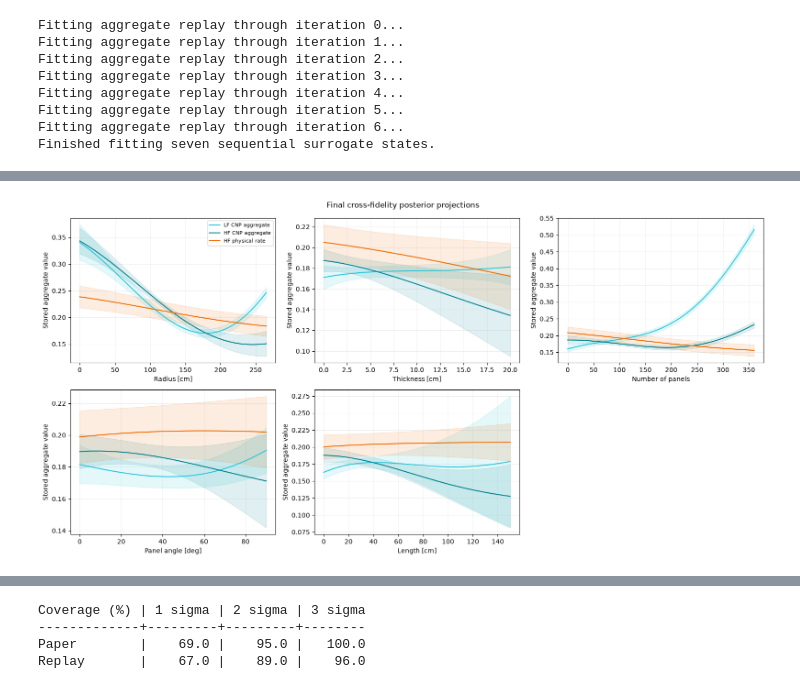
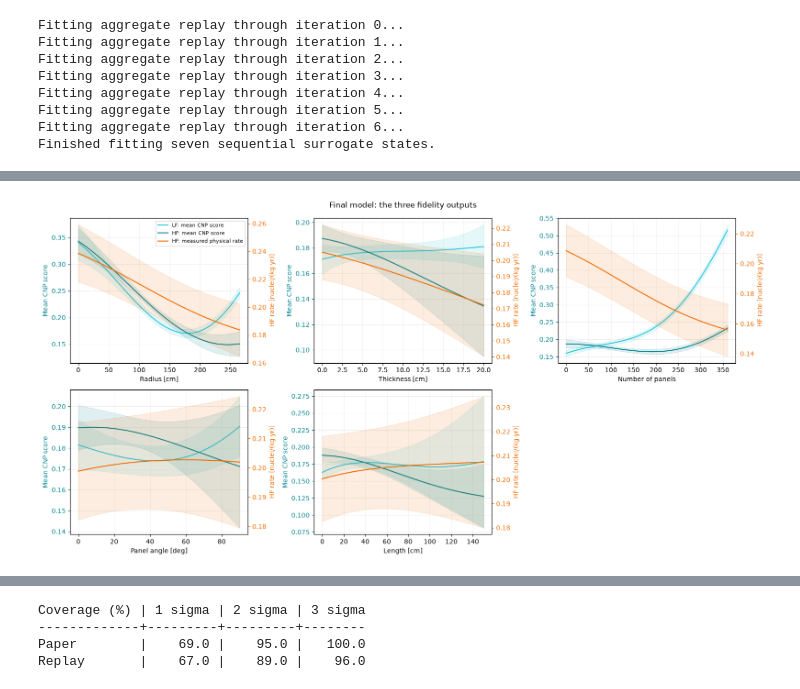
Before and after one commit to Galileo-Sandbox/RESUM_FLEX, a Jupyter notebook: notebooks/paper_2410_03873_reproduction.ipynb, the cells around one changed output, grey strips where cells are left out. Drawn from its saved outputs; the diff is of its cells as text; code cells hidden in the pictures.

```diff
--- a/notebooks/paper_2410_03873_reproduction.ipynb
+++ b/notebooks/paper_2410_03873_reproduction.ipynb
@@ -184,17 +185,17 @@ for index, (name, label) in enumerate(zip(THETA_NAMES, THETA_LABELS, strict=True
     x = train[name][initial_lf][order]
     axis.scatter(
         x, train["physical_rate"][initial_lf][order], s=13, alpha=0.65,
-        label="LF physical rate",
+        label="LF rate from event counts",
     )
     axis.scatter(
         x, train["y_cnp"][initial_lf][order], s=13, alpha=0.65,
-        label="LF CNP aggregate",
+        label="LF mean CNP score",
     )
     axis.set_xlabel(label)
-    axis.set_ylabel("Stored aggregate value")
+    axis.set_ylabel("Stored output (different units)")
     axis.grid(alpha=0.2)
 axes.flat[0].legend()
 axes.flat[-1].axis("off")
-figure.suptitle("Initial LF aggregate diagnostics (stored CNP outputs)")
+figure.suptitle("Figure 3 replay: noisy LF rate and smoother CNP score")
 figure.tight_layout()
 # %% [output]
@@ -279,10 +282,10 @@ for dimension, label in enumerate(THETA_LABELS):
             sigma = np.sqrt(variance)
             axis.fill_between(grid, mean - sigma, mean + sigma, color=color, alpha=0.2)
     axis.set_xlabel(label)
-    axis.set_ylabel("HF physical rate")
+    axis.set_ylabel("HF measured rate [nuclei/(kg yr)]")
     axis.grid(alpha=0.2)
 axes.flat[-1].axis("off")
 axes.flat[0].legend(ncol=2, fontsize=8)
-figure.suptitle("Sequential highest-fidelity projections")
+figure.suptitle("Figure 4 replay: HF measured-rate prediction after each iteration")
 figure.tight_layout()
 # %% [output]
@@ -294,27 +305,51 @@ The preceding plot isolates how the final physical prediction changes over itera
 # %%
-fidelity_labels = ("LF CNP aggregate", "HF CNP aggregate", "HF physical rate")
-fidelity_colors = ("#26c6da", "#00838f", "#ef6c00")
+cnp_labels = ("LF: mean CNP score", "HF: mean CNP score")
+cnp_colors = ("#26c6da", "#00838f")
+rate_label = "HF: measured physical rate"
+rate_color = "#ef6c00"
 final_model = resum_models[-1]
 figure, axes = plt.subplots(2, 3, figsize=(16, 8))
 for dimension, label in enumerate(THETA_LABELS):
-    axis = axes.flat[dimension]
+    cnp_axis = axes.flat[dimension]
+    rate_axis = cnp_axis.twinx()
     grid = np.linspace(THETA_LOW[dimension], THETA_HIGH[dimension], 180)
     query = np.repeat(THETA_FIXED[None, :], len(grid), axis=0)
     query[:, dimension] = grid
     query_scaled = theta_scaler.transform(query)
+    legend_handles = []
     for fidelity, (fidelity_label, color) in enumerate(
-        zip(fidelity_labels, fidelity_colors, strict=True)
+        zip(cnp_labels, cnp_colors, strict=True)
     ):
         mean, variance = final_model.predict(query_scaled, fidelity=fidelity)
         sigma = np.sqrt(variance)
-        axis.plot(grid, mean, color=color, label=fidelity_label)
-        axis.fill_between(grid, mean - sigma, mean + sigma, color=color, alpha=0.12)
-    axis.set_xlabel(label)
-    axis.set_ylabel("Stored aggregate value")
-    axis.grid(alpha=0.2)
+        line, = cnp_axis.plot(grid, mean, color=color, label=fidelity_label)
+        cnp_axis.fill_between(
+            grid, mean - sigma, mean + sigma, color=color, alpha=0.12
+        )
+        legend_handles.append(line)
+    rate_mean, rate_variance = final_model.predict(query_scaled, fidelity=2)
+    rate_sigma = np.sqrt(rate_variance)
+    rate_line, = rate_axis.plot(
+        grid, rate_mean, color=rate_color, label=rate_label
+    )
+    rate_axis.fill_between(
+        grid,
+        rate_mean - rate_sigma,
+        rate_mean + rate_sigma,
+        color=rate_color,
+        alpha=0.12,
+    )
+    legend_handles.append(rate_line)
+    cnp_axis.set_xlabel(label)
+    cnp_axis.set_ylabel("Mean CNP score", color=cnp_colors[1])
+    rate_axis.set_ylabel("HF rate [nuclei/(kg yr)]", color=rate_color)
+    cnp_axis.tick_params(axis="y", colors=cnp_colors[1])
+    rate_axis.tick_params(axis="y", colors=rate_color)
+    cnp_axis.grid(alpha=0.2)
+    if dimension == 0:
+        cnp_axis.legend(handles=legend_handles, fontsize=8)
 axes.flat[-1].axis("off")
-axes.flat[0].legend(fontsize=8)
-figure.suptitle("Final cross-fidelity posterior projections")
+figure.suptitle("Final model: the three fidelity outputs")
 figure.tight_layout()
 # %% [output]
-[figure, old version]
+[figure, new version]
```
Also changed, not shown: parts of 28 cells of this notebook.
